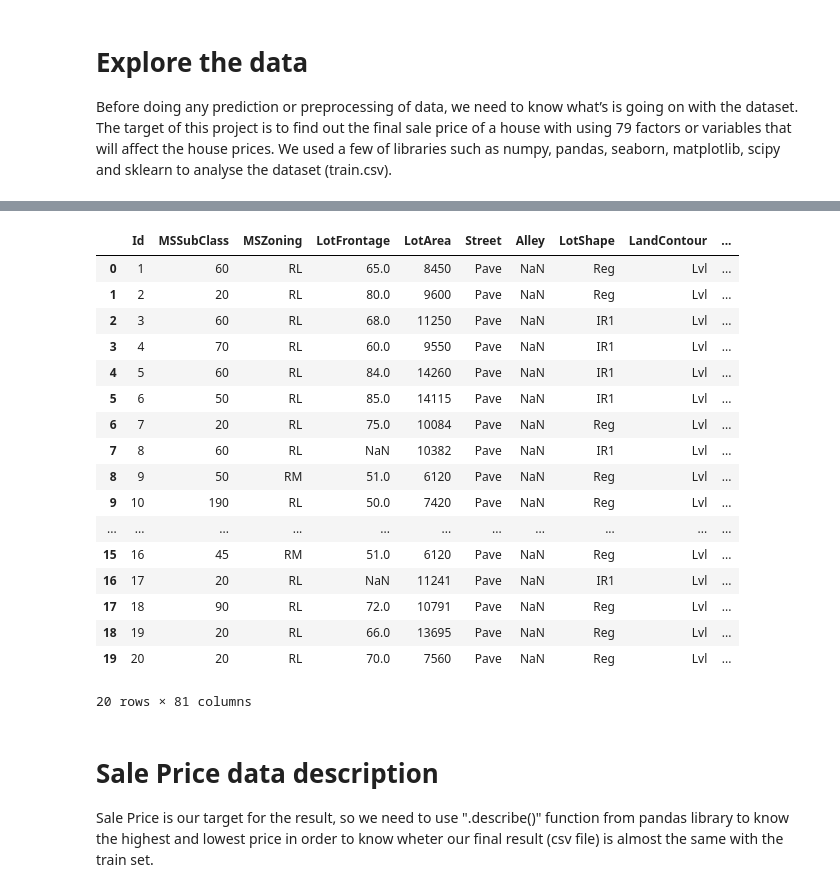
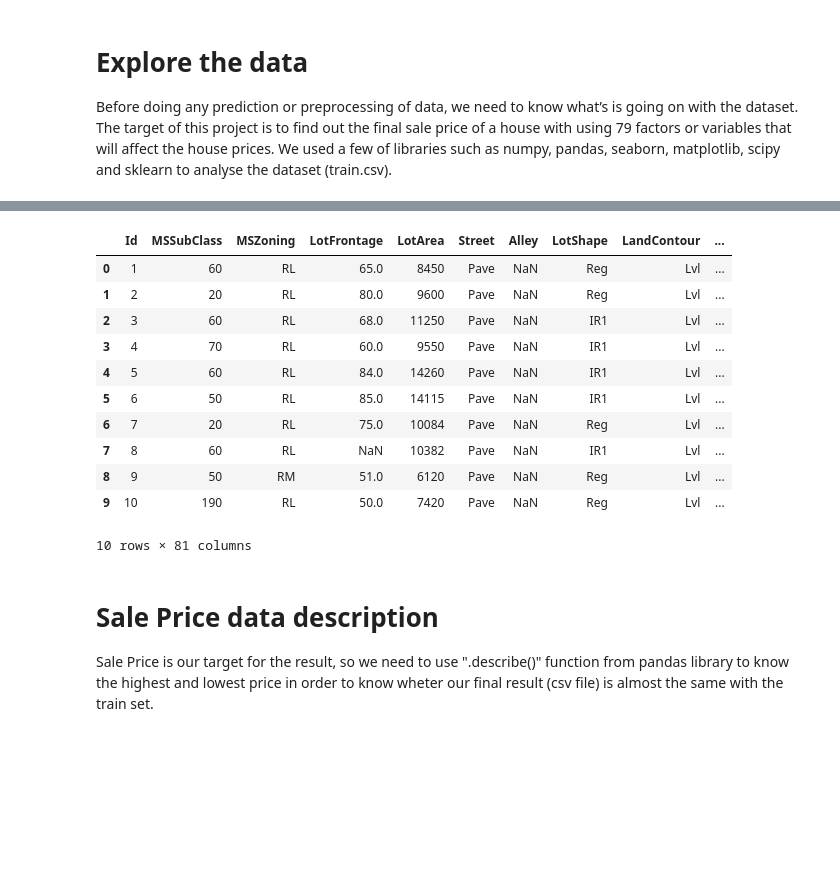
Before and after one commit to zisean/dmhouseprice, a Jupyter notebook: Explore the data.ipynb, the cells around one changed output, grey strips where cells are left out. Drawn from its saved outputs; the diff is of its cells as text; code cells hidden in the pictures; blank space fills up the shorter version.

```diff
--- a/Explore the data.ipynb
+++ b/Explore the data.ipynb
@@ -64,26 +64,20 @@ Index(['Id', 'MSSubClass', 'MSZoning', 'LotFrontage', 'LotArea', 'Street',
       dtype='object')
 # %%
 #Try to know what is going on with the data
-train.head(20)
+train.head(10)
 # %% [output]
 |  | Id | MSSubClass | MSZoning | LotFrontage | LotArea | Street | Alley | LotShape | LandContour | ... |
 | 0 | 1 | 60 | RL | 65.0 | 8450 | Pave | NaN | Reg | Lvl | ... |
 | 1 | 2 | 20 | RL | 80.0 | 9600 | Pave | NaN | Reg | Lvl | ... |
 | 2 | 3 | 60 | RL | 68.0 | 11250 | Pave | NaN | IR1 | Lvl | ... |
 | 3 | 4 | 70 | RL | 60.0 | 9550 | Pave | NaN | IR1 | Lvl | ... |
 | 4 | 5 | 60 | RL | 84.0 | 14260 | Pave | NaN | IR1 | Lvl | ... |
 | 5 | 6 | 50 | RL | 85.0 | 14115 | Pave | NaN | IR1 | Lvl | ... |
 | 6 | 7 | 20 | RL | 75.0 | 10084 | Pave | NaN | Reg | Lvl | ... |
 | 7 | 8 | 60 | RL | NaN | 10382 | Pave | NaN | IR1 | Lvl | ... |
 | 8 | 9 | 50 | RM | 51.0 | 6120 | Pave | NaN | Reg | Lvl | ... |
 | 9 | 10 | 190 | RL | 50.0 | 7420 | Pave | NaN | Reg | Lvl | ... |
-| ... | ... | ... | ... | ... | ... | ... | ... | ... | ... | ... |
-| 15 | 16 | 45 | RM | 51.0 | 6120 | Pave | NaN | Reg | Lvl | ... |
-| 16 | 17 | 20 | RL | NaN | 11241 | Pave | NaN | IR1 | Lvl | ... |
-| 17 | 18 | 90 | RL | 72.0 | 10791 | Pave | NaN | Reg | Lvl | ... |
-| 18 | 19 | 20 | RL | 66.0 | 13695 | Pave | NaN | Reg | Lvl | ... |
-| 19 | 20 | 20 | RL | 70.0 | 7560 | Pave | NaN | Reg | Lvl | ... |
-20 rows × 81 columns
+10 rows × 81 columns
 # %% [markdown]
 # Sale Price data description
 Sale Price is our target for the result, so we need to use ".describe()" function from pandas library to know the highest and lowest price in order to know wheter our final result (csv file) is almost the same with the train set.
```
Also changed, not shown: parts of 6 cells of this notebook, 8 other files.
